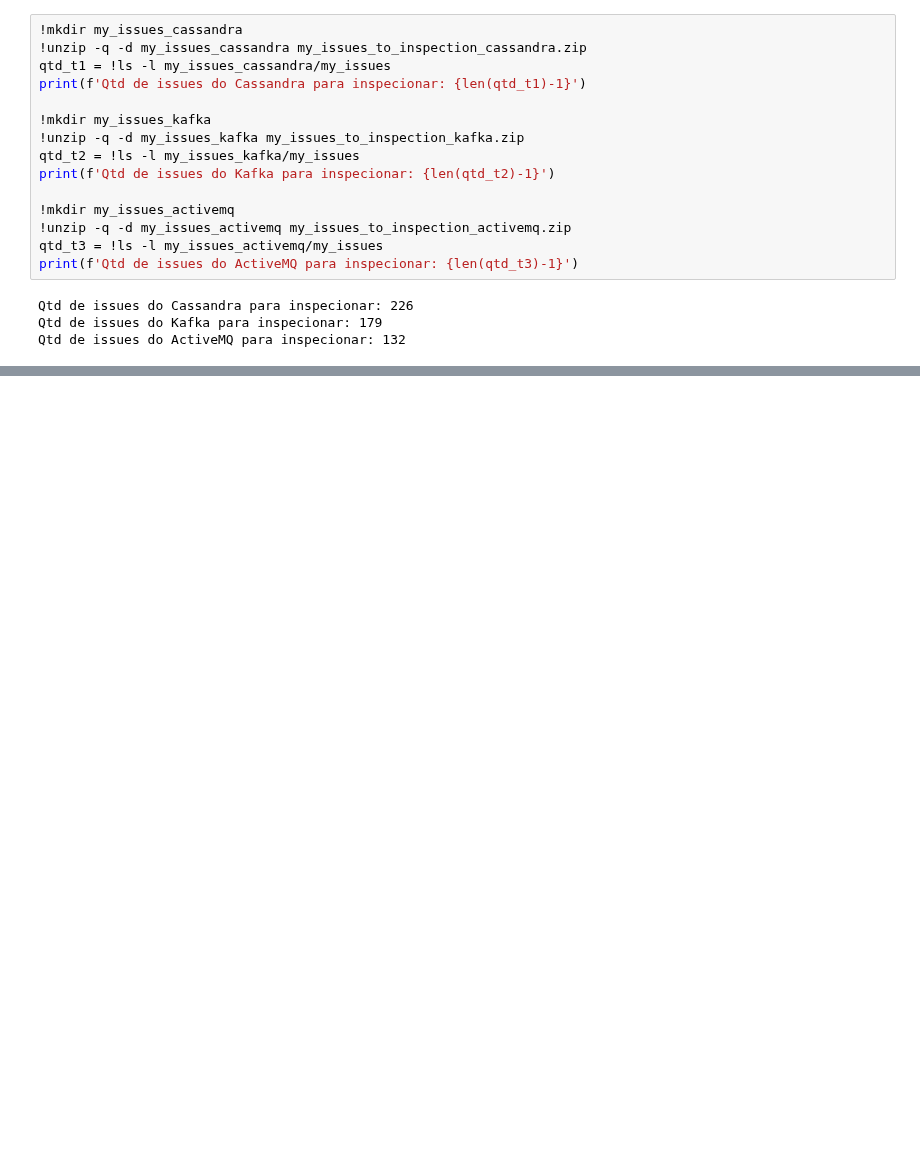
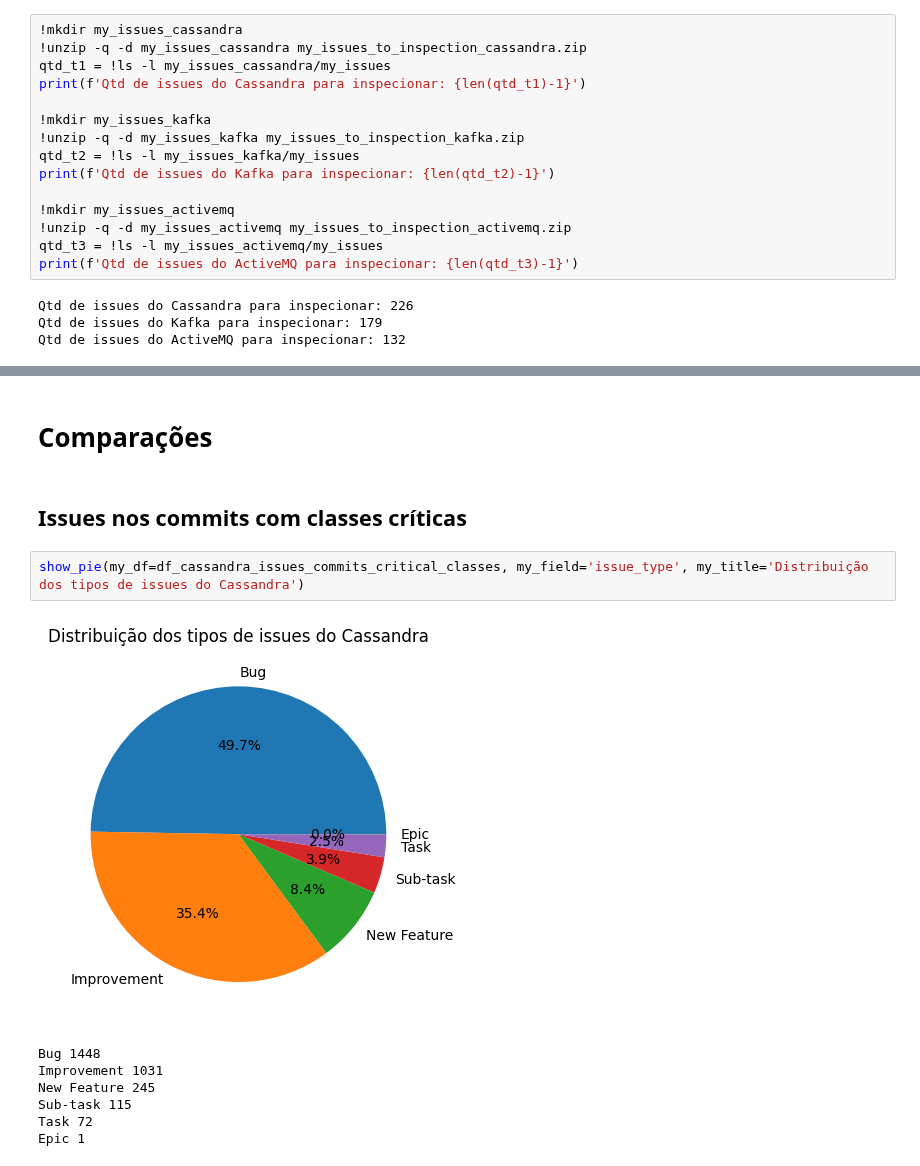
Before and after one commit to armandossrecife/my_validation3, a Jupyter notebook: my_comparison.ipynb, the cells around one changed output, grey strips where cells are left out. Drawn from its saved outputs; the diff is of its cells as text; blank space fills up the shorter version.

```diff
--- a/my_comparison.ipynb
+++ b/my_comparison.ipynb
@@ -104,0 +227,14 @@ print(f'Qtd de issues do ActiveMQ inspecionados: {len(qtd_i2)-1}')
+# %% [markdown]
+# Comparações
+# %% [markdown]
+## Issues nos commits com classes críticas
+# %%
+show_pie(my_df=df_cassandra_issues_commits_critical_classes, my_field='issue_type', my_title='Distribuição dos tipos de issues do Cassandra')
+# %% [output]
+[figure, added]
+Bug 1448
+Improvement 1031
+New Feature 245
+Sub-task 115
+Task 72
+Epic 1
```
Also changed, not shown: parts of 33 cells of this notebook.
